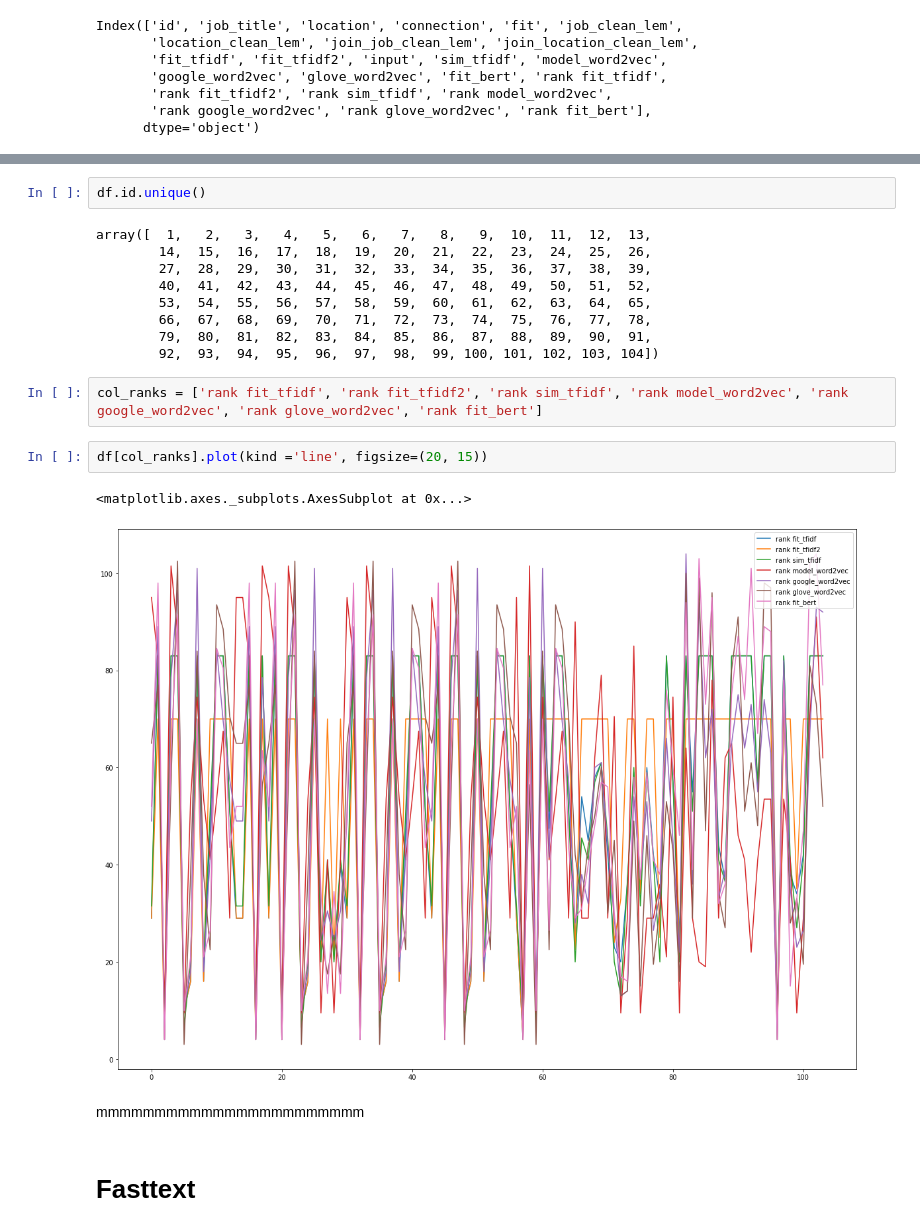
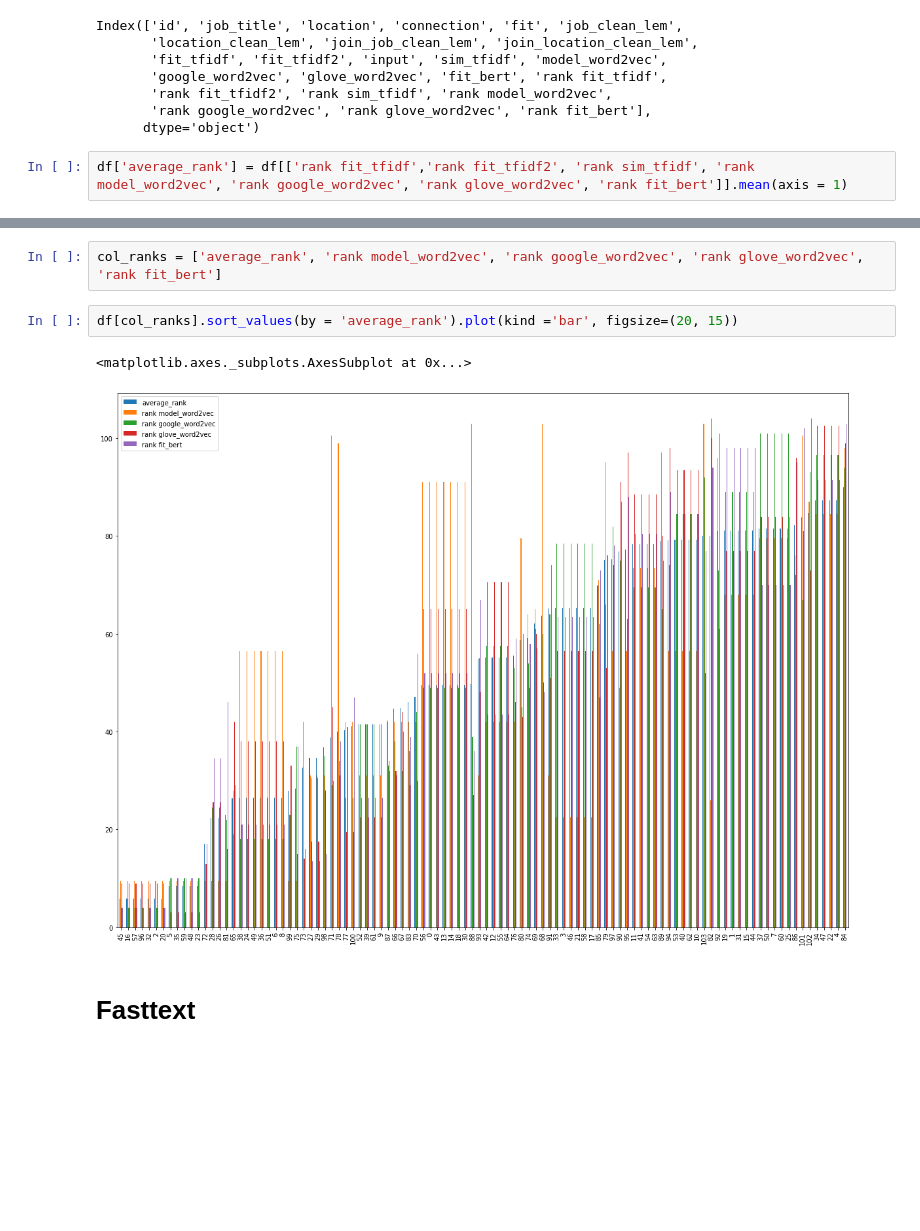
Before and after one commit to pascale25/YbtO9JT8miFZIZdm, a Jupyter notebook: Potential__Talents.ipynb, the cells around one changed output, grey strips where cells are left out. Saved outputs shown, nothing was run; the diff lists cells and outputs as text; blank space fills up the shorter version.

```diff
--- a/Potential__Talents.ipynb
+++ b/Potential__Talents.ipynb
@@ -1628,4 +1632,6 @@ Index(['id', 'job_title', 'location', 'connection', 'fit', 'job_clean_lem',
        'rank fit_tfidf2', 'rank sim_tfidf', 'rank model_word2vec',
        'rank google_word2vec', 'rank glove_word2vec', 'rank fit_bert'],
       dtype='object')
+# %%
+df['average_rank'] = df[['rank fit_tfidf','rank fit_tfidf2', 'rank sim_tfidf', 'rank model_word2vec', 'rank google_word2vec', 'rank glove_word2vec', 'rank fit_bert']].mean(axis = 1)
 # %%
@@ -1651,23 +1657,10 @@ df[['rank fit_tfidf','rank fit_tfidf2', 'rank sim_tfidf', 'rank model_word2vec',
-# %%
-df.id.unique()
-# %% [output]
-array([  1,   2,   3,   4,   5,   6,   7,   8,   9,  10,  11,  12,  13,
-        14,  15,  16,  17,  18,  19,  20,  21,  22,  23,  24,  25,  26,
-        27,  28,  29,  30,  31,  32,  33,  34,  35,  36,  37,  38,  39,
-        40,  41,  42,  43,  44,  45,  46,  47,  48,  49,  50,  51,  52,
-        53,  54,  55,  56,  57,  58,  59,  60,  61,  62,  63,  64,  65,
-        66,  67,  68,  69,  70,  71,  72,  73,  74,  75,  76,  77,  78,
-        79,  80,  81,  82,  83,  84,  85,  86,  87,  88,  89,  90,  91,
-        92,  93,  94,  95,  96,  97,  98,  99, 100, 101, 102, 103, 104])
 # %%
-col_ranks = ['rank fit_tfidf', 'rank fit_tfidf2', 'rank sim_tfidf', 'rank model_word2vec', 'rank google_word2vec', 'rank glove_word2vec', 'rank fit_bert']
+col_ranks = ['average_rank', 'rank model_word2vec', 'rank google_word2vec', 'rank glove_word2vec', 'rank fit_bert']
 # %%
-df[col_ranks].plot(kind ='line', figsize=(20, 15))
+df[col_ranks].sort_values(by = 'average_rank').plot(kind ='bar', figsize=(20, 15))
 # %% [output]
 <matplotlib.axes._subplots.AxesSubplot at 0x...>
-[figure, old version]
+[figure, new version]
-# %% [markdown]
-mmmmmmmmmmmmmmmmmmmmmmm
 # %% [markdown]
 # Fasttext
 # %%
```
Also changed, not shown: parts of 22 cells of this notebook.
